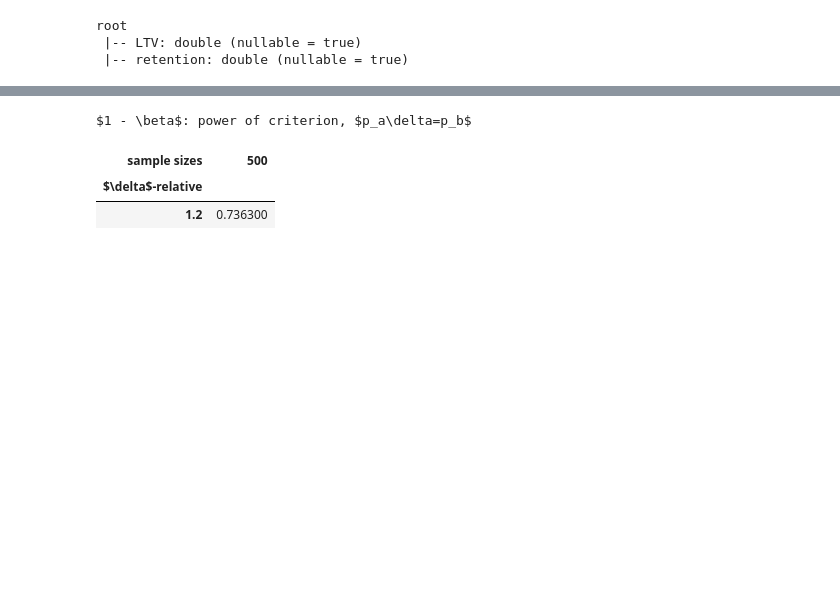
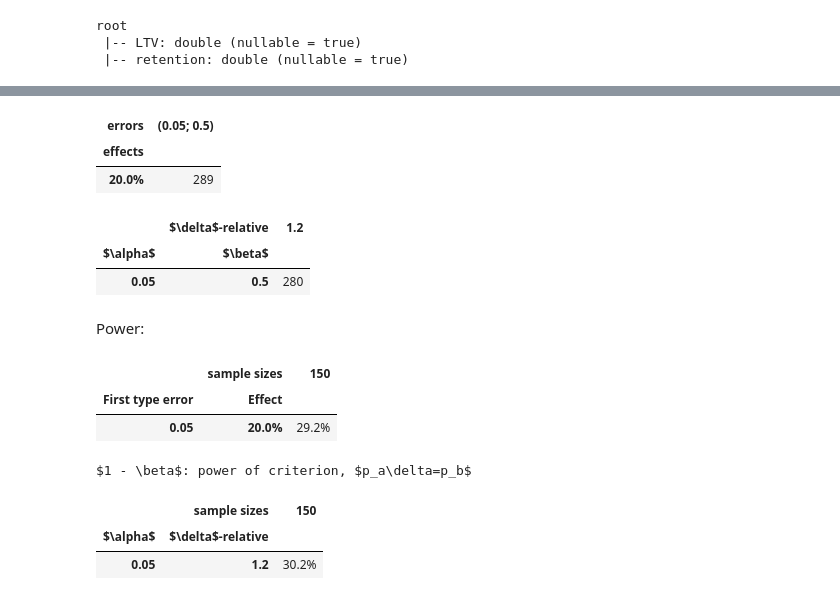
Before and after one commit to MobileTeleSystems/Ambrosia, a Jupyter notebook: examples/6_spark_designer_example.ipynb, the cells around one changed output, grey strips where cells are left out. Saved outputs shown, nothing was run; the diff lists cells and outputs as text; code cells hidden in the pictures; blank space fills up the shorter version.

```diff
--- a/examples/6_spark_api_examples.ipynb
+++ b/examples/6_spark_designer_example.ipynb
@@ -86,2 +107,0 @@ designer.run('size', 'binary')
-# %%
-designer.run('effect', 'binary', sizes=50)
@@ -92,9 +110,29 @@ designer.run('effect', 'binary', sizes=50)
+# %%
+designer.run('size', 'theory')
+# %% [output]
+| errors | (0.05; 0.5) |
+| effects |  |
+| 20.0% | 289 |
+# %%
+designer.run('size', 'binary', interval_type='newcombe', amount=100000)
+# %% [output]
+|  | $\delta$-relative | 1.2 |
+| $\alpha$ | $\beta$ |  |
+| 0.05 | 0.5 | 280 |
+# %% [markdown]
+Power:
+# %%
+designer.run('power', 'theory')
+# %% [output]
+|  | sample sizes | 150 |
+| First type error | Effect |  |
+| 0.05 | 20.0% | 29.2% |
 # %%
-designer.run('power', 'binary', sizes=500)
+designer.run('power', 'binary', interval_type='newcombe', amount=100000)
 # %% [output]
 $1 - \beta$: power of criterion, $p_a\delta=p_b$
-| sample sizes | 500 |
-| $\delta$-relative |  |
-| 1.2 | 0.736300 |
+|  | sample sizes | 150 |
+| $\alpha$ | $\delta$-relative |  |
+| 0.05 | 1.2 | 30.2% |
 # %%
 spark.stop()
```
Also changed, not shown: parts of 29 cells of this notebook, 56 other files.
